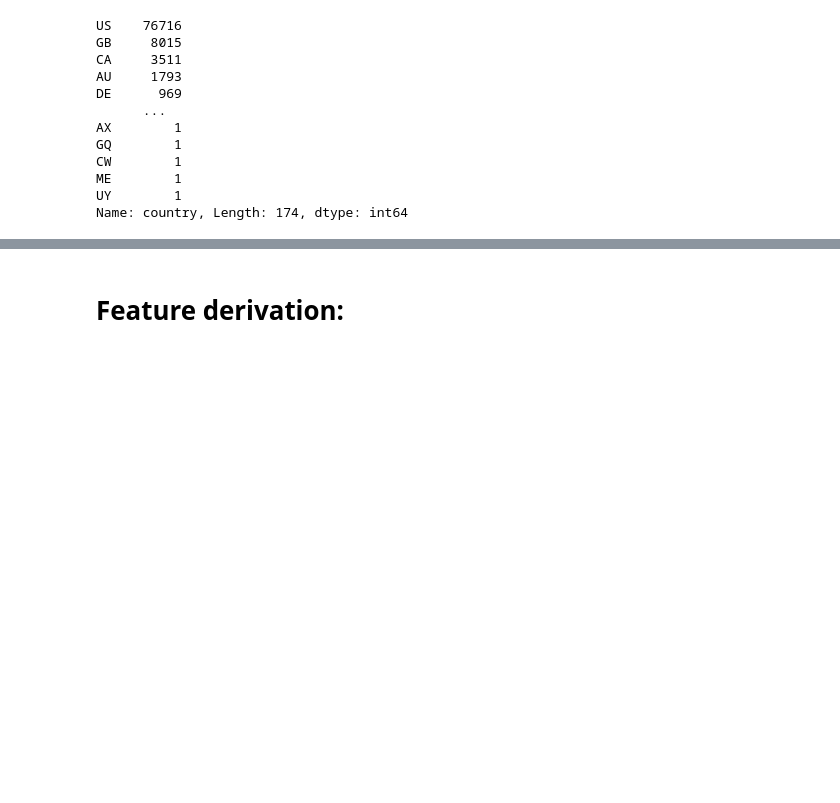
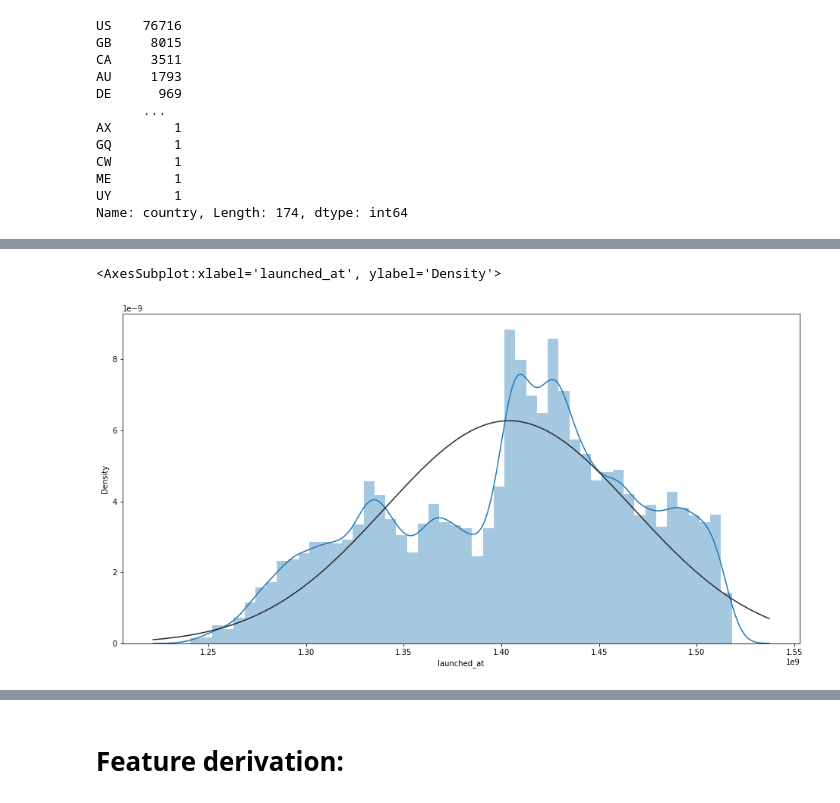
Before and after one commit to HishamAlkaed/Kickstarter, a Jupyter notebook: Project.ipynb, the cells around one changed output, grey strips where cells are left out. Cells and saved outputs as stored; diff of their text form; code cells hidden in the pictures; blank space fills up the shorter version.

```diff
--- a/Project.ipynb
+++ b/Project.ipynb
@@ -371,0 +230,5 @@ Name: country, Length: 174, dtype: int64
+# %%
+sns.distplot(df.launched_at, fit = norm)
+# %% [output]
+<AxesSubplot:xlabel='launched_at', ylabel='Density'>
+[figure, added]
```
Also changed, not shown: parts of 89 cells of this notebook, 1 other file.
